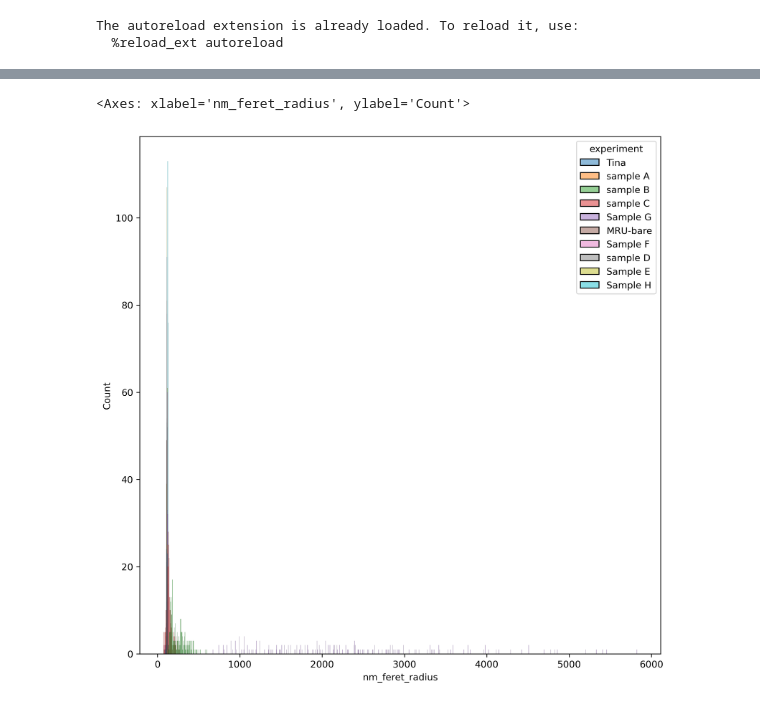
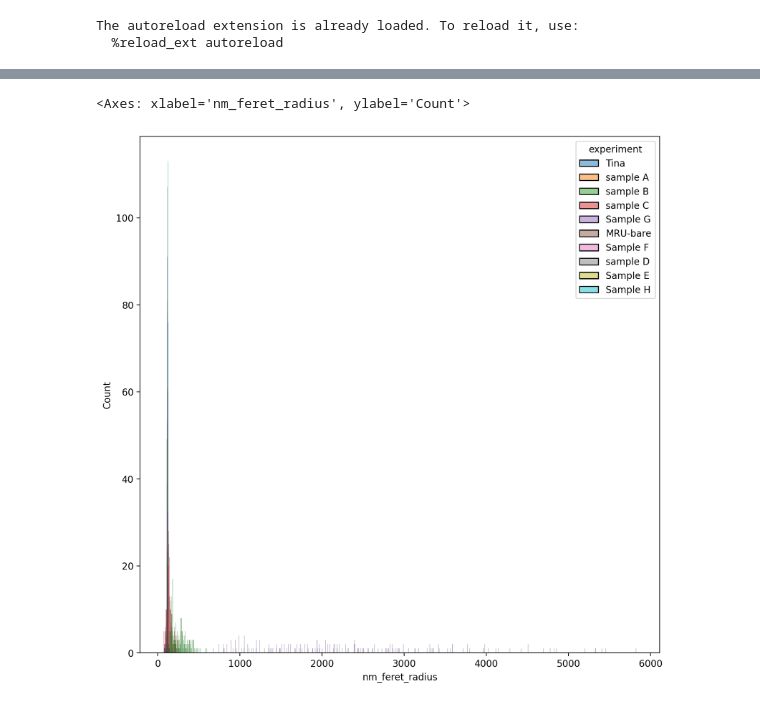
Before and after one commit to biolographer/NanoparticlesSAM, a Jupyter notebook: particle_analysis.ipynb, the cells around one changed output, grey strips where cells are left out. Drawn from its saved outputs; the diff is of its cells as text; code cells hidden in the pictures.

```diff
--- a/particle_analysis.ipynb
+++ b/particle_analysis.ipynb
@@ -31,9 +33,9 @@ df.head()
 # %%
-plt.figure(figsize=(10,10), dpi=300)
+plt.figure(figsize=(10,10), dpi=200)
 sns.histplot(data=df, x='nm_feret_radius', hue='experiment')
 # %% [output]
 <Axes: xlabel='nm_feret_radius', ylabel='Count'>
-[figure, old version]
+[figure, new version]
 # %%
 exclusion_list = df[df.nm_feret_radius > 250].img_name.unique().tolist() + ['H-7']
 # %%
```
Also changed, not shown: parts of 16 cells of this notebook, 1 other file.
